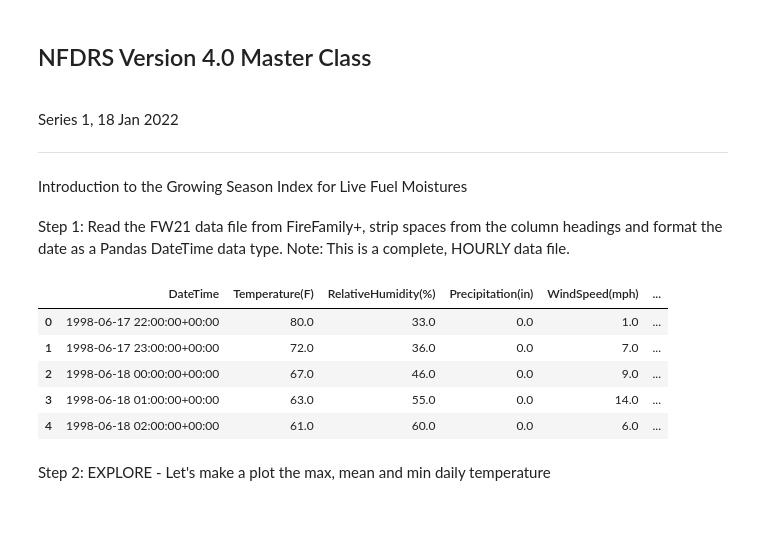
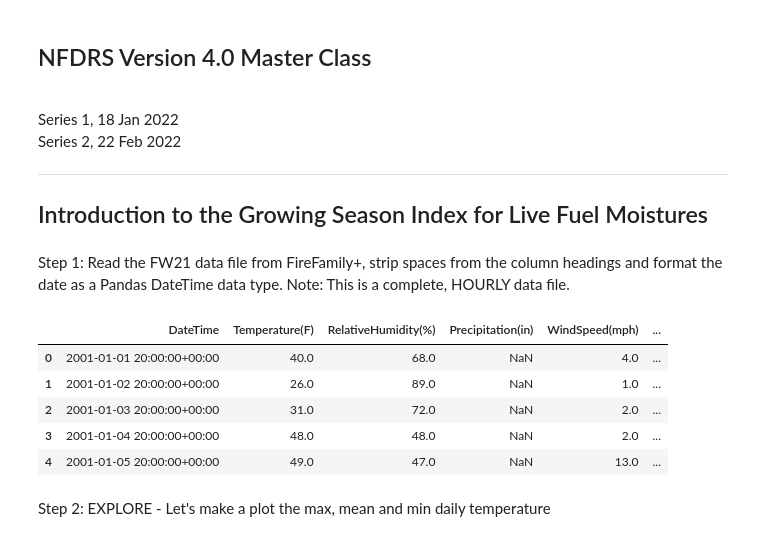
Before and after one commit to wmjolly/NFDRSV4MasterClass, a Jupyter notebook: NFDRSV4-MasterClass.ipynb, the cells around one changed output. Saved outputs shown, nothing was run; the diff lists cells and outputs as text; code cells hidden in the pictures.

```diff
--- a/NFDRSV4-MasterClass.ipynb
+++ b/NFDRSV4-MasterClass.ipynb
@@ -1,8 +1,9 @@
 # %% [markdown]
 <h2>NFDRS Version 4.0 Master Class</h2><br>
 Series 1, 18 Jan 2022<br>
+Series 2, 22 Feb 2022<br>
 <hr>
-Introduction to the Growing Season Index for Live Fuel Moistures
+<h2>Introduction to the Growing Season Index for Live Fuel Moistures</h2>
 # %%
 %matplotlib inline
 import pandas as pd
@@ -13,15 +14,15 @@ warnings.filterwarnings('ignore')
 # %% [markdown]
 Step 1: Read the FW21 data file from FireFamily+, strip spaces from the column headings and format the date as a Pandas DateTime data type.  Note: This is a complete, HOURLY data file.
 # %%
-fwx353228 = pd.read_csv("./Data/353228.fw21")
-fwx353228.rename(columns=lambda x: x.strip(), inplace=True)
-fwx353228['DateTime']=pd.to_datetime(fwx353228['DateTime'])
-fwx353228.head()
-#fwx353228
+fwx = pd.read_csv("./Data/241513.fw21")
+fwx.rename(columns=lambda x: x.strip(), inplace=True)
+fwx['DateTime']=pd.to_datetime(fwx['DateTime'])
+fwx.head()
+#fwx
 # %% [output]
 |  | DateTime | Temperature(F) | RelativeHumidity(%) | Precipitation(in) | WindSpeed(mph) | ... |
-| 0 | 1998-06-17 22:00:00+00:00 | 80.0 | 33.0 | 0.0 | 1.0 | ... |
-| 1 | 1998-06-17 23:00:00+00:00 | 72.0 | 36.0 | 0.0 | 7.0 | ... |
-| 2 | 1998-06-18 00:00:00+00:00 | 67.0 | 46.0 | 0.0 | 9.0 | ... |
-| 3 | 1998-06-18 01:00:00+00:00 | 63.0 | 55.0 | 0.0 | 14.0 | ... |
-| 4 | 1998-06-18 02:00:00+00:00 | 61.0 | 60.0 | 0.0 | 6.0 | ... |
+| 0 | 2001-01-01 20:00:00+00:00 | 40.0 | 68.0 | NaN | 4.0 | ... |
+| 1 | 2001-01-02 20:00:00+00:00 | 26.0 | 89.0 | NaN | 1.0 | ... |
+| 2 | 2001-01-03 20:00:00+00:00 | 31.0 | 72.0 | NaN | 2.0 | ... |
+| 3 | 2001-01-04 20:00:00+00:00 | 48.0 | 48.0 | NaN | 2.0 | ... |
+| 4 | 2001-01-05 20:00:00+00:00 | 49.0 | 47.0 | NaN | 13.0 | ... |
```
Also changed, not shown: parts of 20 cells of this notebook, 1 other file.
